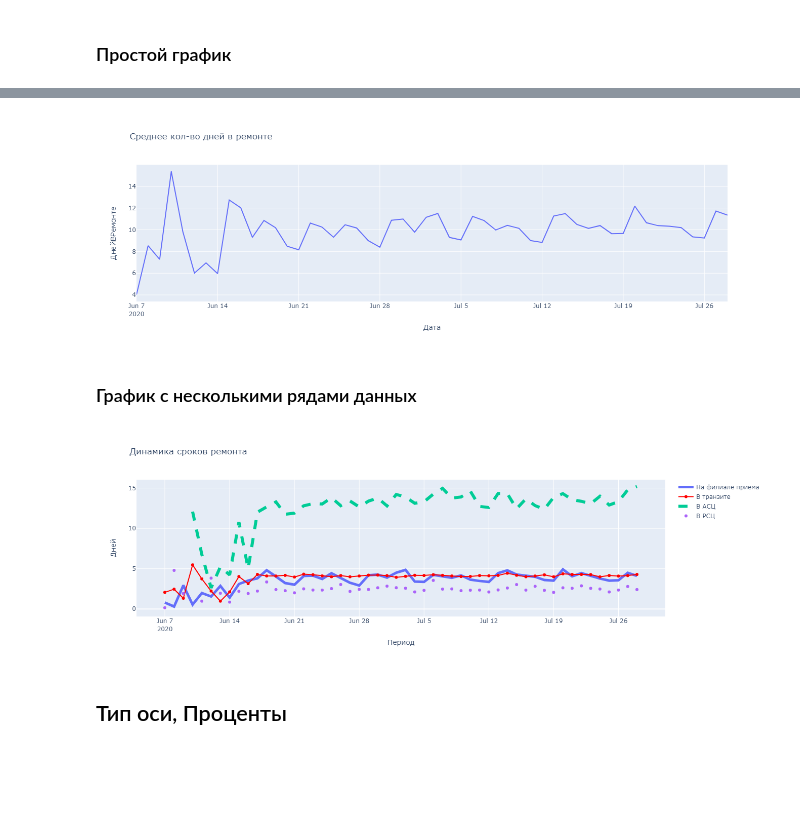
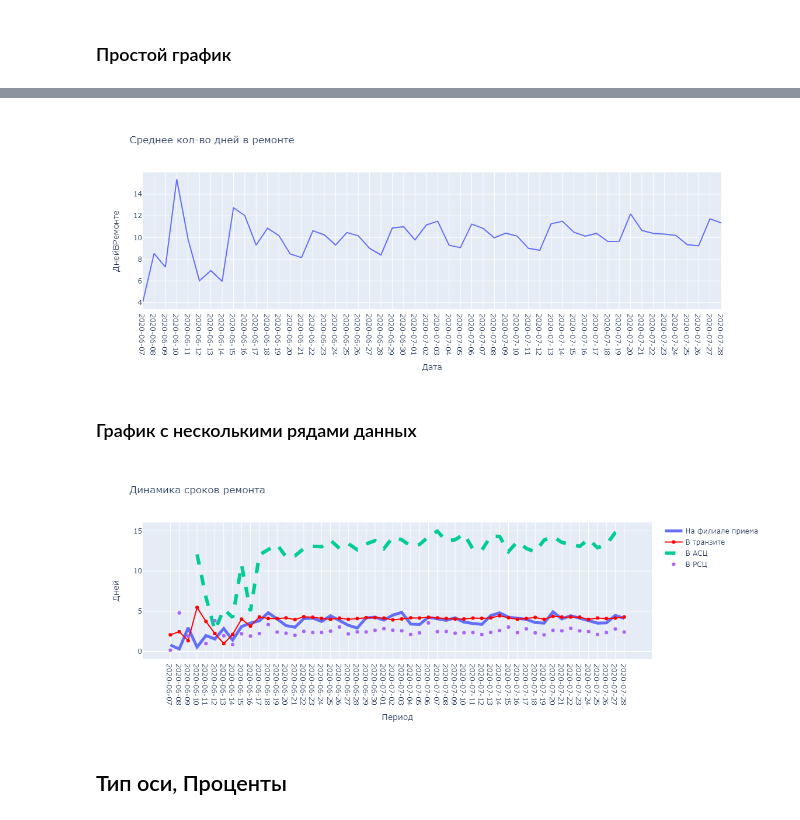
Before and after one commit to HarakaRisasi/dns_data_analysis_study, a Jupyter notebook: 7 занятие/урок 7.ipynb, the cells around one changed output, grey strips where cells are left out. Saved outputs shown, nothing was run; the diff lists cells and outputs as text; code cells hidden in the pictures; blank space fills up the shorter version.

```diff
--- a/7 занятие/урок 7.ipynb
+++ b/7 занятие/урок 7.ipynb
@@ -28,5 +33,7 @@ df.head()
 ### Простой график
 # %%
 fig = px.line(df_group, x="Дата", y="ДнейВРемонте", title='Среднее кол-во дней в ремонте')
+
+fig.update_xaxes(type='category')
 fig.show()
 # %% [output]
@@ -34,24 +40,53 @@ fig.show()
-[figure, old version]
+[figure, new version]
 # %% [markdown]
 ### График с несколькими рядами данных
 # %%
 fig = go.Figure()
+
+# №1
 fig.add_trace(go.Scatter(x=df_group_per['Дата'],
                          y=df_group_per['СрокНаФП'],
                          mode='lines',
                          name='На филиале приема',
-                         line={'width' : 5}))
-fig.add_trace(go.Scatter(x=df_group_per['Дата'], y=df_group_per['СрокВТранзите'], mode='lines+markers', name='В транзите', line=dict(color='red')))
-fig.add_trace(go.Scatter(x=df_group_per['Дата'], y=df_group_per['СрокВАСЦ'], mode='lines', name='В АСЦ', line=dict(width=6,  dash='dash')))
-fig.add_trace(go.Scatter(x=df_group_per['Дата'], y=df_group_per['СрокРСЦ'], mode='markers', name='В РСЦ'))
+                         line={'width' : 5}
+                        )
+             )
+
+# №2
+fig.add_trace(go.Scatter(x=df_group_per['Дата'],
+                         y=df_group_per['СрокВТранзите'],
+                         mode='lines+markers',
+                         name='В транзите',
+                         line=dict(color='red')
+                        )
+             )
+# №3
+fig.add_trace(go.Scatter(x=df_group_per['Дата'],
+                         y=df_group_per['СрокВАСЦ'],
+                         mode='lines',
+                         name='В АСЦ',
+                         line=dict(width=6,  dash='dash')
+                        )
+             )
+
+# №4
+fig.add_trace(go.Scatter(x=df_group_per['Дата'],
+                         y=df_group_per['СрокРСЦ'],
+                         mode='markers',
+                         name='В РСЦ'
+                        )
+             )
+
 
 fig.update_layout(title='Динамика сроков ремонта',
                    xaxis_title='Период',
                    yaxis_title='Дней')
 
+fig.update_xaxes(type='category')
+
 fig.show()
 # %% [output]
-[figure, old version]
+[figure, new version]
 # %% [markdown]
 ## Тип оси, Проценты
 # %%
```
Also changed, not shown: parts of 4 cells of this notebook.
